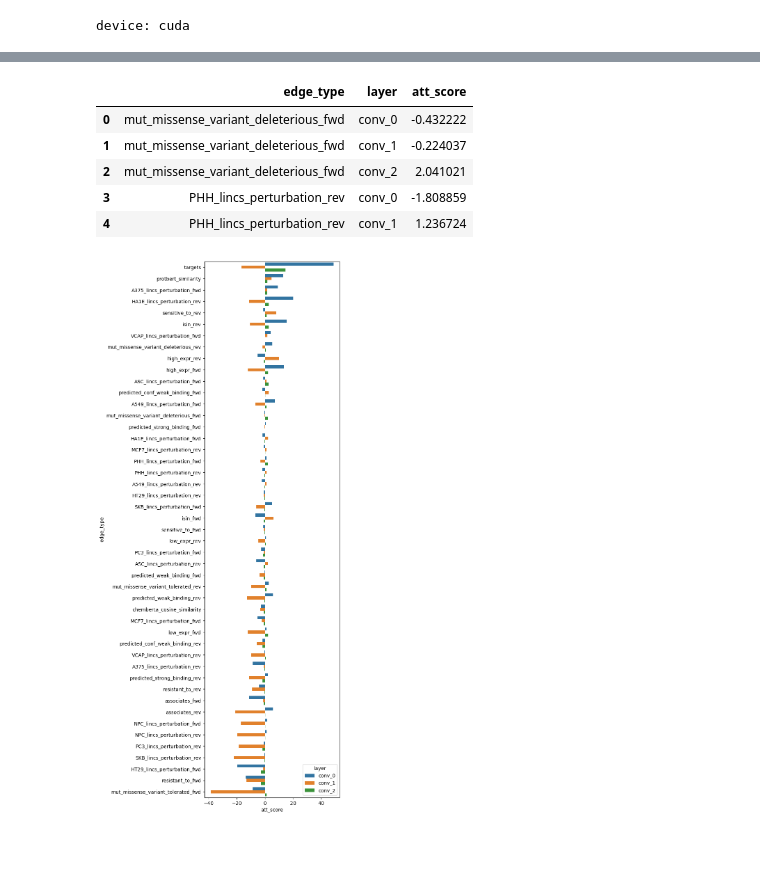
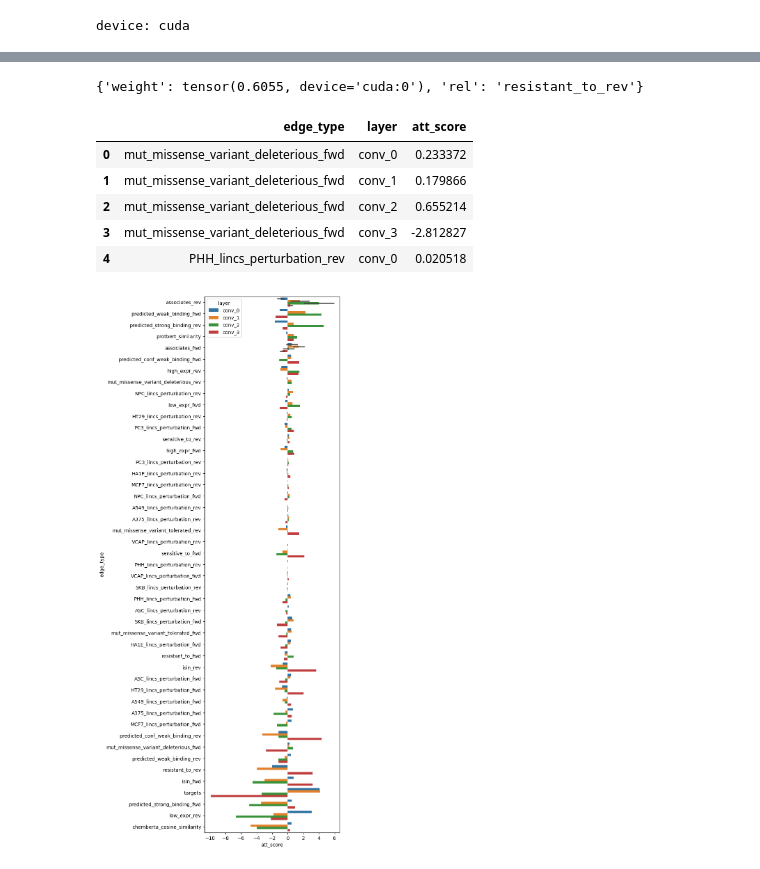
Before and after one commit to biodev/TKG-DTI, a Jupyter notebook: notebooks/_interpret.ipynb, the cells around one changed output, grey strips where cells are left out. Saved outputs shown, nothing was run; the diff lists cells and outputs as text; code cells hidden in the pictures.

```diff
--- a/notebooks/_interpret.ipynb
+++ b/notebooks/_interpret.ipynb
@@ -16,14 +17,13 @@ import matplotlib.pyplot as plt
 import networkx as nx
 import numpy as np
 # %%
-FOLD = 0
-UID = '575bf710-ed8e-438b-b45e-1b6ce8d70b73'
+FOLD = 0 #3 #2 #1 #0
+UID =  '43695ffa-8b79-4e5e-8ce8-82271b78006d' #'1ec81b69-84c0-423a-9b4c-34ca3fa51e0f' #'5a2d3392-b77b-4da0-befb-925e6f9a2482' #'14cb46f6-8ff7-4a17-8b7b-ea2e21d07423' #'43695ffa-8b79-4e5e-8ce8-82271b78006d'
 
-#model = torch.load(f'/home/teddy/local/TKG-DTI/output/tkg/GNN/FOLD_{FOLD}/{UID}/best_model.pt').cpu()
-model = torch.load(f'/home/teddy/local/TKG-DTI/output/tmp/69dfefd6-46d4-4a2a-9bfe-39fb25b2f09a/best_model.pt').cpu()
+model = torch.load(f'/home/teddy/local/TKG-DTI/output/tkg/GNN/FOLD_{FOLD}/{UID}/best_model.pt').cpu()
 model.eval()
 
-preds = pd.read_csv(f'/home/teddy/local/TKG-DTI/output/tmp/69dfefd6-46d4-4a2a-9bfe-39fb25b2f09a/predictions.csv')
+preds = pd.read_csv(f'/home/teddy/local/TKG-DTI/output/tkg/GNN/FOLD_{FOLD}/{UID}/predictions.csv')
 preds.head()
 
 args            = argparse.Namespace()
@@ -397,28 +475,32 @@ ValueError: min() arg is an empty sequence
+# %%
+G.get_edge_data('Ponatinib (AP24534)', 2499)
+# %% [output]
+{'weight': tensor(0.6055, device='cuda:0'), 'rel': 'resistant_to_rev'}
 # %%
 atts = []
 for i, conv in enumerate(model.convs):
     atts2 = []
 
     for i in range(model.edge_embedding.weight.shape[0]):
         edge_embed = model.edge_embedding.weight[i].unsqueeze(0)
 
         edge_attr = conv.lin_edge(edge_embed)
         edge_attr = edge_attr.view(-1, conv.heads, conv.out_channels)
-        alpha_edge = (edge_attr * conv.att_edge).sum(dim=-1)
+        alpha_edge = (edge_attr * conv.att_edge).sum()
         atts2.append(alpha_edge.item())
 
     atts.append(atts2)
 
 edge_att = pd.DataFrame(np.array( atts ), index=[f'conv_{i}' for i in range(len(atts))], columns = [x[1] for x in tdata.metadata()[1]])
 edge_att = edge_att.unstack().reset_index().rename({'level_0':'edge_type', 'level_1':'layer', 0:'att_score'}, axis=1)
 edge_att.head()
 # %% [output]
 |  | edge_type | layer | att_score |
-| 0 | mut_missense_variant_deleterious_fwd | conv_0 | -0.432222 |
-| 1 | mut_missense_variant_deleterious_fwd | conv_1 | -0.224037 |
-| 2 | mut_missense_variant_deleterious_fwd | conv_2 | 2.041021 |
-| 3 | PHH_lincs_perturbation_rev | conv_0 | -1.808859 |
-| 4 | PHH_lincs_perturbation_rev | conv_1 | 1.236724 |
+| 0 | mut_missense_variant_deleterious_fwd | conv_0 | 0.233372 |
+| 1 | mut_missense_variant_deleterious_fwd | conv_1 | 0.179866 |
+| 2 | mut_missense_variant_deleterious_fwd | conv_2 | 0.655214 |
+| 3 | mut_missense_variant_deleterious_fwd | conv_3 | -2.812827 |
+| 4 | PHH_lincs_perturbation_rev | conv_0 | 0.020518 |
 # %%
 import seaborn as sbn
 
@@ -431,4 +513,4 @@ sbn.barplot(data=edge_att, y='edge_type', x='att_score', hue='layer', order=edge
 
 plt.show()
 # %% [output]
-[figure, old version]
+[figure, new version]
```
Also changed, not shown: parts of 31 cells of this notebook, 23 other files.
